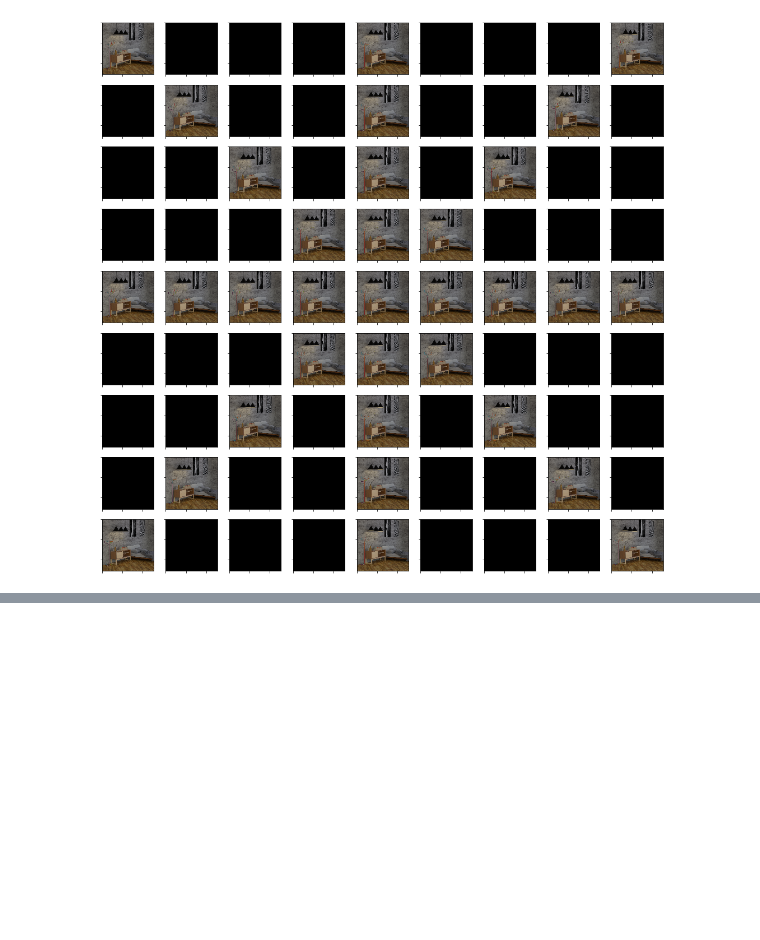
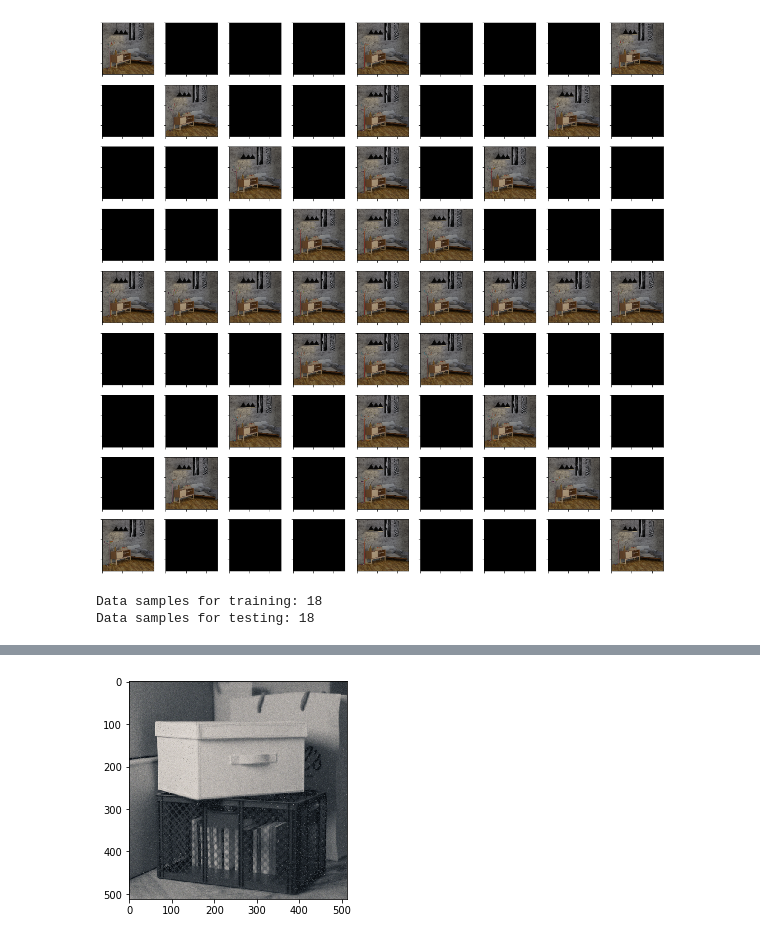
Before and after one commit to SirrahErydya/LightfieldVAE, a Jupyter notebook: Lightfield.ipynb, the cells around one changed output, grey strips where cells are left out. Drawn from its saved outputs; the diff is of its cells as text; code cells hidden in the pictures; blank space fills up the shorter version.

Commit message:
Naive training procedure

```diff
--- a/Lightfield.ipynb
+++ b/Lightfield.ipynb
@@ -25,24 +35,34 @@ The autoreload extension is already loaded. To reload it, use:
   %reload_ext autoreload
 # %%
 # Show an example image from the test set
-vae.show_scene(test_loader.load_scene(0))
+vae.show_scene(test_set.load_scene(0))
 # %% [output]
 [figure]
 # %%
 # Training and testing routines similar to the PyTorch implementation
-device = torch.device("cuda" if torch.cuda.is_available() else "cpu")
+# but modified for lightfield arrays
+
+device = torch.device("cuda" if use_cuda else "cpu")
 model = vae.VAE().to(device)
-optimizer = optim.Adam(model.parameters(), lr=1e-3)
+optimizer = optim.Adam(model.parameters(), lr=1e-4)
 
+# Load horizontal lightfield data
+# TODO: How to handle different directions
 
-def train(epoch, log_interval=10):
+train_loader = LightfieldLoader(train_set, scene_idx=0, batch_size=BATCH_SIZE, shuffle=True, **kwargs)
+test_loader = LightfieldLoader(test_set, scene_idx=0, batch_size=BATCH_SIZE, shuffle=True, **kwargs)
+
+print("Data samples for training:", len(train_loader.dataset))
+print("Data samples for testing:", len(test_loader.dataset))
+
+def train(epoch, log_interval=2):
     model.train()
     train_loss = 0
-    for batch_idx, (data, _) in enumerate(train_loader):
+    for batch_idx, data in enumerate(train_loader):
         data = data.to(device)
         optimizer.zero_grad()
         recon_batch, mu, logvar = model(data)
-        loss = loss_function(recon_batch, data, mu, logvar)
+        loss = vae.loss_function(recon_batch, data, mu, logvar)
         loss.backward()
         train_loss += loss.item()
         optimizer.step()
@@ -56,20 +76,29 @@ def train(epoch, log_interval=10):
           epoch, train_loss / len(train_loader.dataset)))
 
 
-def test(epoch, batch_size=128):
+def test(epoch):
     model.eval()
     test_loss = 0
     with torch.no_grad():
-        for i, (data, _) in enumerate(test_loader):
+        for i, data in enumerate(test_loader):
             data = data.to(device)
             recon_batch, mu, logvar = model(data)
-            test_loss += loss_function(recon_batch, data, mu, logvar).item()
+            test_loss += vae.loss_function(recon_batch, data, mu, logvar).item()
             if i == 0:
-                n = min(data.size(0), 8)
-                comparison = torch.cat([data[:n],
-                                      recon_batch.view(batch_size, 1, 28, 28)[:n]])
-                save_image(comparison.cpu(),
-                         'results/reconstruction_' + str(epoch) + '.png', nrow=n)
+                img = recon_batch.view(BATCH_SIZE, 3, 512, 512)[0]
+                img = np.stack((img[0], img[1], img[2]), axis=-1)
+                plt.imshow(img)
+                plt.show()
 
     test_loss /= len(test_loader.dataset)
     print('====> Test set loss: {:.4f}'.format(test_loss))
+# %% [output]
+Data samples for training: 18
+Data samples for testing: 18
+# %%
+# Train the model for 10 epochs and run the test
+for epoch in range(1, 31):
+    train(epoch)
+
+test(0)
+# %% [output]
@@ -75,0 +122 @@ def test(epoch, batch_size=128):
+[figure, added]
```
Also changed, not shown: parts of 2 cells of this notebook, 2 other files.
